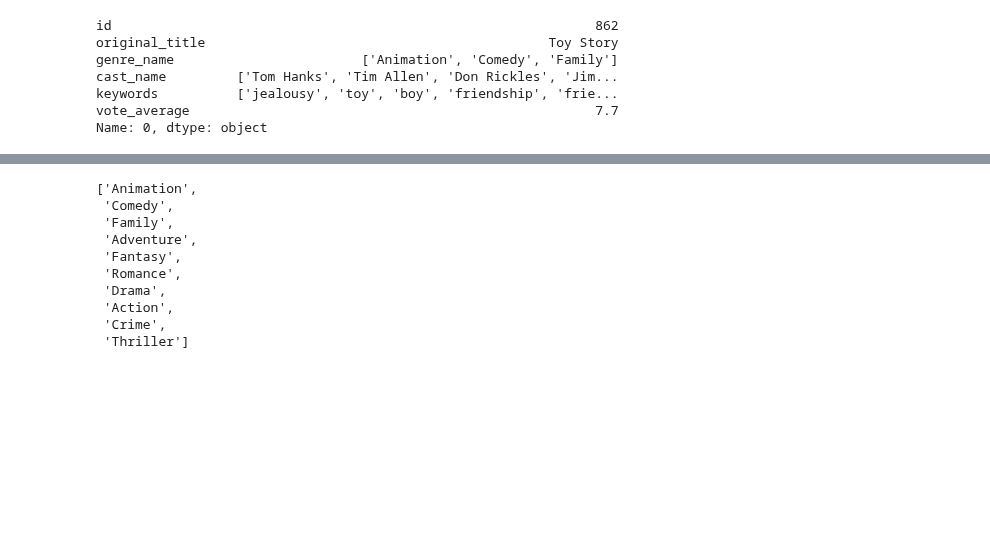
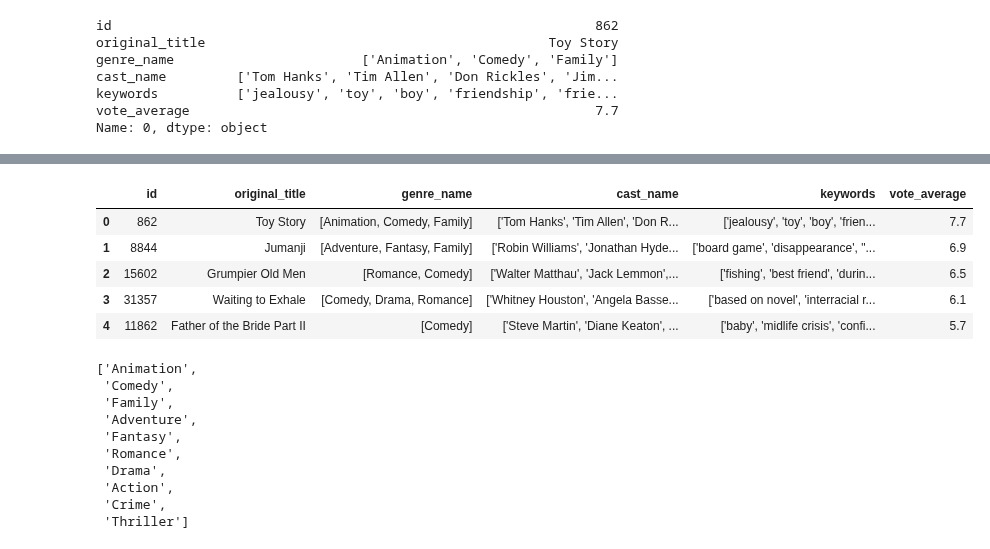
Before and after one commit to priya25-1998/Capstone-Project_Movie-Recommendation-Engine, a Jupyter notebook: KNN.ipynb, the cells around one changed output, grey strips where cells are left out. Cells and saved outputs as stored; diff of their text form; code cells hidden in the pictures; blank space fills up the shorter version.

```diff
--- a/KNN.ipynb
+++ b/KNN.ipynb
@@ -55,6 +60,15 @@ Try using .loc[row_indexer,col_indexer] = value instead
 
 See the caveats in the documentation: https://pandas.pydata.org/pandas-docs/stable/user_guide/indexing.html#returning-a-view-versus-a-copy
   df_data['genre_name'] = df_data['genre_name'].str.split(',')
+# %%
+df_data.head()
+# %% [output]
+|  | id | original_title | genre_name | cast_name | keywords | vote_average |
+| 0 | 862 | Toy Story | [Animation, Comedy, Family] | ['Tom Hanks', 'Tim Allen', 'Don R... | ['jealousy', 'toy', 'boy', 'frien... | 7.7 |
+| 1 | 8844 | Jumanji | [Adventure, Fantasy, Family] | ['Robin Williams', 'Jonathan Hyde... | ['board game', 'disappearance', "... | 6.9 |
+| 2 | 15602 | Grumpier Old Men | [Romance, Comedy] | ['Walter Matthau', 'Jack Lemmon',... | ['fishing', 'best friend', 'durin... | 6.5 |
+| 3 | 31357 | Waiting to Exhale | [Comedy, Drama, Romance] | ['Whitney Houston', 'Angela Basse... | ['based on novel', 'interracial r... | 6.1 |
+| 4 | 11862 | Father of the Bride Part II | [Comedy] | ['Steve Martin', 'Diane Keaton', ... | ['baby', 'midlife crisis', 'confi... | 5.7 |
 # %%
 # Trying to find a list of unique genres
 
```
Also changed, not shown: parts of 10 cells of this notebook.
